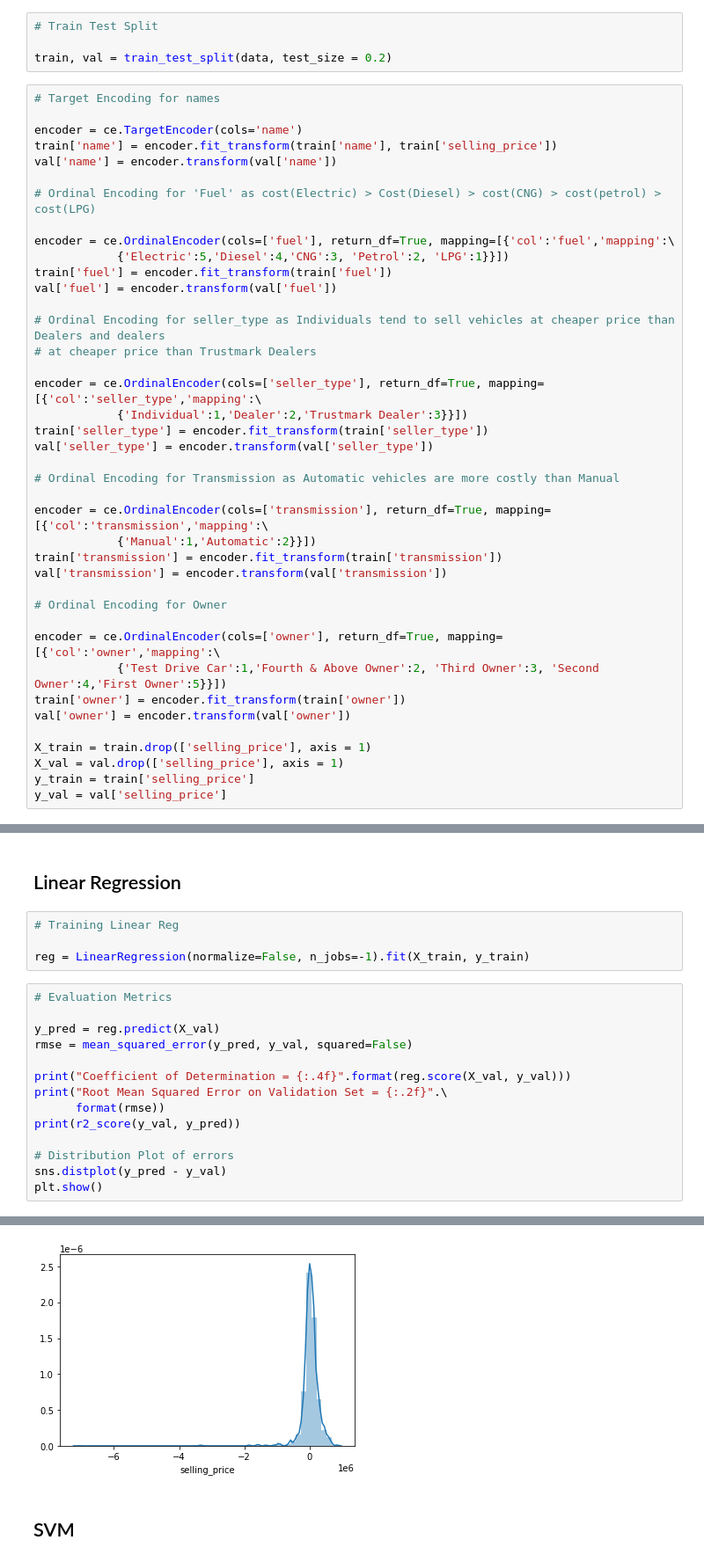
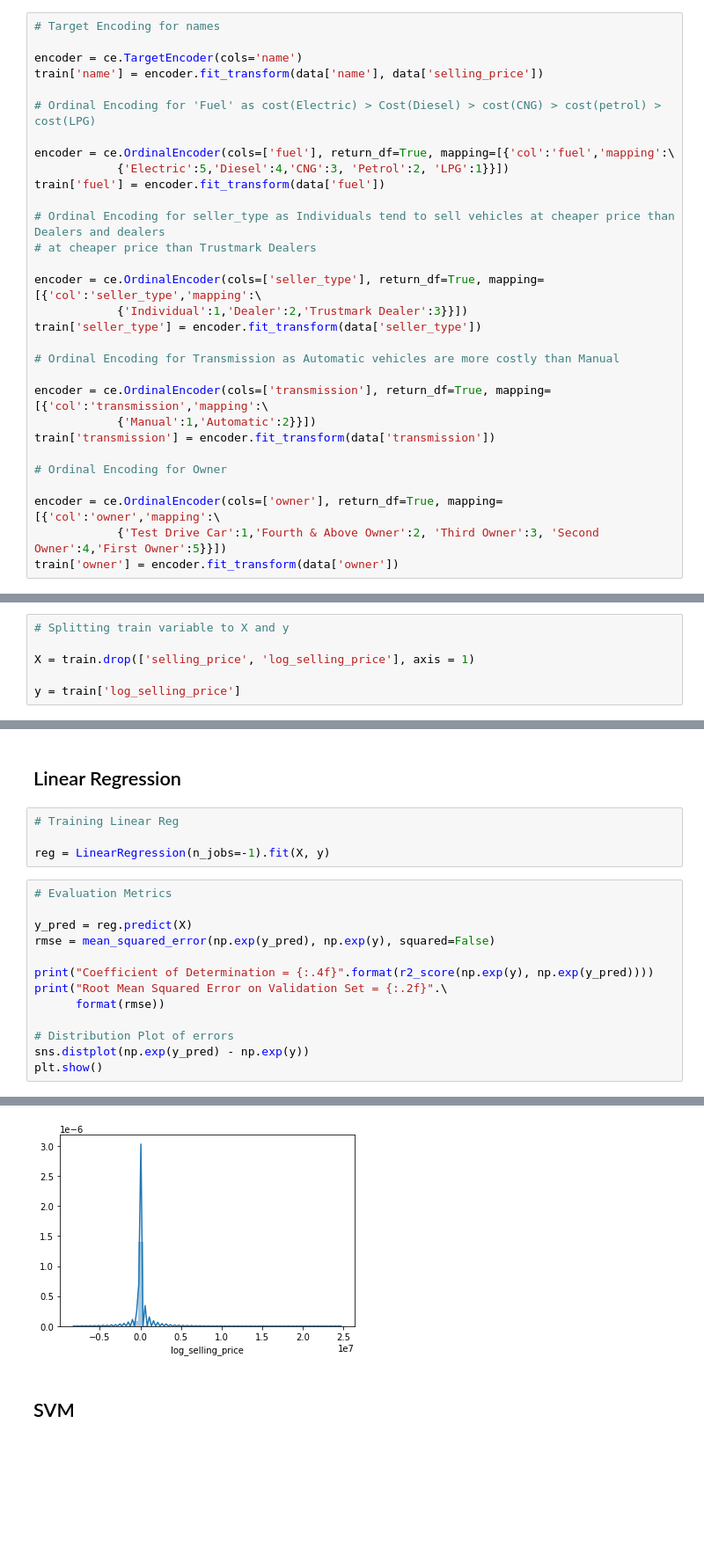
Before and after one commit to niteshctrl/car-price, a Jupyter notebook: Car Resale Price Prediction.ipynb, the cells around one changed output, grey strips where cells are left out. Shown at 88% size. Cells and saved outputs as stored; diff of their text form; blank space fills up the shorter version.

```diff
--- a/Car Resale Price Prediction.ipynb
+++ b/Car Resale Price Prediction.ipynb
@@ -304,50 +522,36 @@ sns.pairplot(data)
 8. Owner as Cat Variable(Ordinal)
 
 * Convert skewed distributed data columns to Normal distributed for better accuracy of the model.
-# %%
-# Train Test Split
-
-train, val = train_test_split(data, test_size = 0.2)
 # %%
 # Target Encoding for names
 
 encoder = ce.TargetEncoder(cols='name')
-train['name'] = encoder.fit_transform(train['name'], train['selling_price'])
-val['name'] = encoder.transform(val['name'])
+train['name'] = encoder.fit_transform(data['name'], data['selling_price'])
 
 # Ordinal Encoding for 'Fuel' as cost(Electric) > Cost(Diesel) > cost(CNG) > cost(petrol) > cost(LPG)
 
 encoder = ce.OrdinalEncoder(cols=['fuel'], return_df=True, mapping=[{'col':'fuel','mapping':\
             {'Electric':5,'Diesel':4,'CNG':3, 'Petrol':2, 'LPG':1}}])
-train['fuel'] = encoder.fit_transform(train['fuel'])
-val['fuel'] = encoder.transform(val['fuel'])
+train['fuel'] = encoder.fit_transform(data['fuel'])
 
 # Ordinal Encoding for seller_type as Individuals tend to sell vehicles at cheaper price than Dealers and dealers
 # at cheaper price than Trustmark Dealers
 
 encoder = ce.OrdinalEncoder(cols=['seller_type'], return_df=True, mapping=[{'col':'seller_type','mapping':\
             {'Individual':1,'Dealer':2,'Trustmark Dealer':3}}])
-train['seller_type'] = encoder.fit_transform(train['seller_type'])
-val['seller_type'] = encoder.transform(val['seller_type'])
+train['seller_type'] = encoder.fit_transform(data['seller_type'])
 
 # Ordinal Encoding for Transmission as Automatic vehicles are more costly than Manual
 
 encoder = ce.OrdinalEncoder(cols=['transmission'], return_df=True, mapping=[{'col':'transmission','mapping':\
             {'Manual':1,'Automatic':2}}])
-train['transmission'] = encoder.fit_transform(train['transmission'])
-val['transmission'] = encoder.transform(val['transmission'])
+train['transmission'] = encoder.fit_transform(data['transmission'])
 
 # Ordinal Encoding for Owner
 
 encoder = ce.OrdinalEncoder(cols=['owner'], return_df=True, mapping=[{'col':'owner','mapping':\
             {'Test Drive Car':1,'Fourth & Above Owner':2, 'Third Owner':3, 'Second Owner':4,'First Owner':5}}])
-train['owner'] = encoder.fit_transform(train['owner'])
-val['owner'] = encoder.transform(val['owner'])
-
-X_train = train.drop(['selling_price'], axis = 1)
-X_val = val.drop(['selling_price'], axis = 1)
-y_train = train['selling_price']
-y_val = val['selling_price']
+train['owner'] = encoder.fit_transform(data['owner'])
 # %% [output]
 A value is trying to be set on a copy of a slice from a DataFrame.
 Try using .loc[row_indexer,col_indexer] = value instead
@@ -384,0 +573,6 @@ X_train
+# %%
+# Splitting train variable to X and y
+
+X = train.drop(['selling_price', 'log_selling_price'], axis = 1)
+
+y = train['log_selling_price']
@@ -427,19 +629,18 @@ Median Absolute Deviation about mean = 249802.83
 # %%
 # Training Linear Reg
 
-reg = LinearRegression(normalize=False, n_jobs=-1).fit(X_train, y_train)
+reg = LinearRegression(n_jobs=-1).fit(X, y)
 # %%
 # Evaluation Metrics
 
-y_pred = reg.predict(X_val)
-rmse = mean_squared_error(y_pred, y_val, squared=False)
+y_pred = reg.predict(X)
+rmse = mean_squared_error(np.exp(y_pred), np.exp(y), squared=False)
 
-print("Coefficient of Determination = {:.4f}".format(reg.score(X_val, y_val)))
+print("Coefficient of Determination = {:.4f}".format(r2_score(np.exp(y), np.exp(y_pred))))
 print("Root Mean Squared Error on Validation Set = {:.2f}".\
       format(rmse))
-print(r2_score(y_val, y_pred))
 
 # Distribution Plot of errors
-sns.distplot(y_pred - y_val)
+sns.distplot(np.exp(y_pred) - np.exp(y))
 plt.show()
 # %% [output]
@@ -449,3 +649,3 @@ Root Mean Squared Error on Validation Set = 356121.44
-[figure, old version]
+[figure, new version]
 # %% [markdown]
 ## SVM
```
Also changed, not shown: parts of 76 cells of this notebook.
